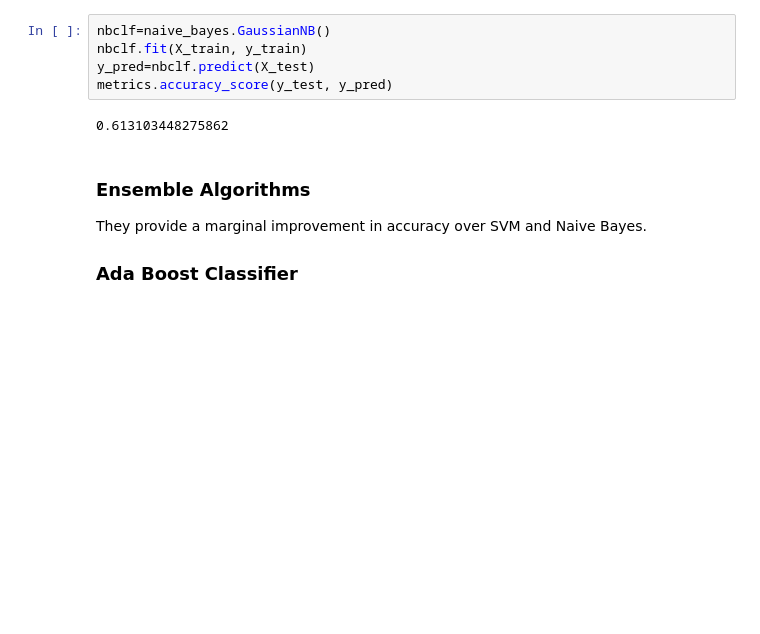
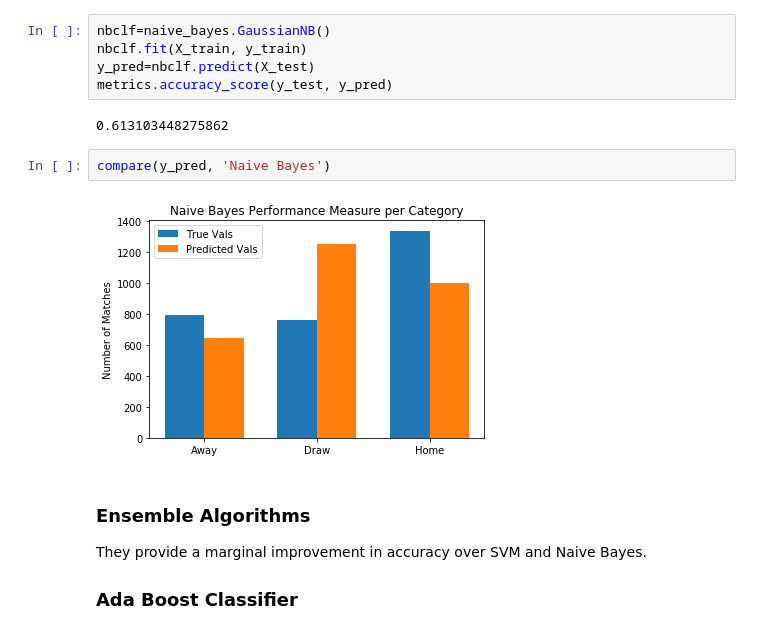
Before and after one commit to adelbit/Football-League-Predictor, a Jupyter notebook: SVM and Ensemble Algos/svm_ensemble.ipynb, the cells around one changed output. Drawn from its saved outputs; the diff is of its cells as text; blank space fills up the shorter version.

```diff
--- a/SVM and Ensemble Algos/svm_ensemble.ipynb
+++ b/SVM and Ensemble Algos/svm_ensemble.ipynb
@@ -101,6 +105,10 @@ y_pred=nbclf.predict(X_test)
 metrics.accuracy_score(y_test, y_pred)
 # %% [output]
 0.613103448275862
+# %%
+compare(y_pred, 'Naive Bayes')
+# %% [output]
+[figure, added]
 # %% [markdown]
 ### Ensemble Algorithms
 They provide a marginal improvement in accuracy over SVM and Naive Bayes.
```
Also changed, not shown: parts of 9 cells of this notebook, 1 other file.
